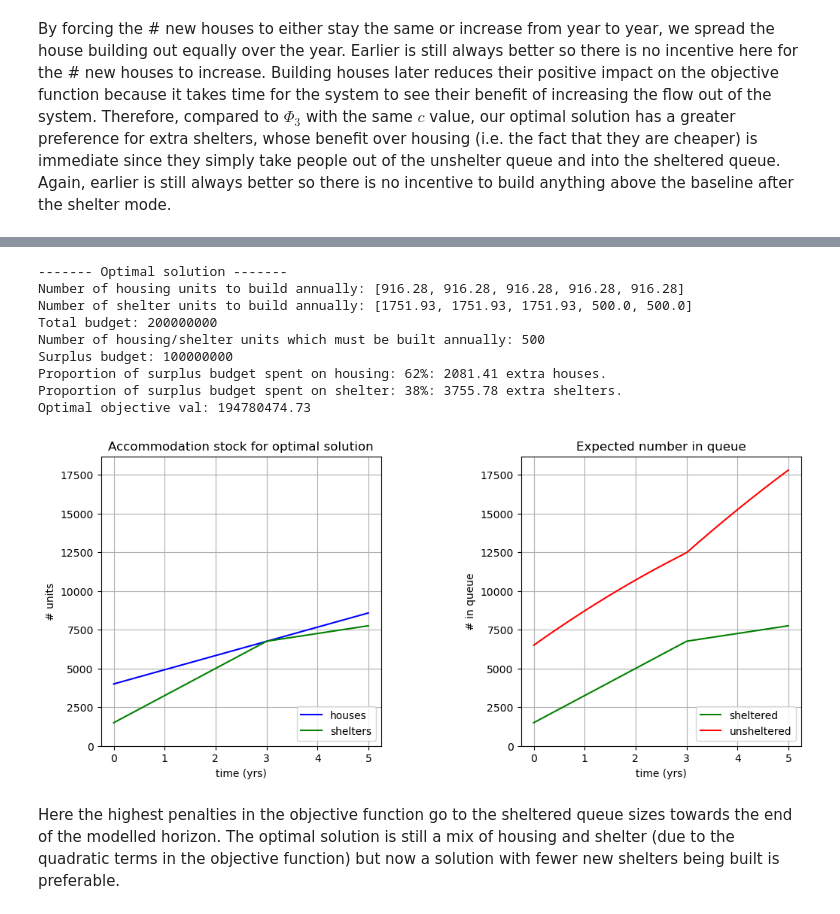
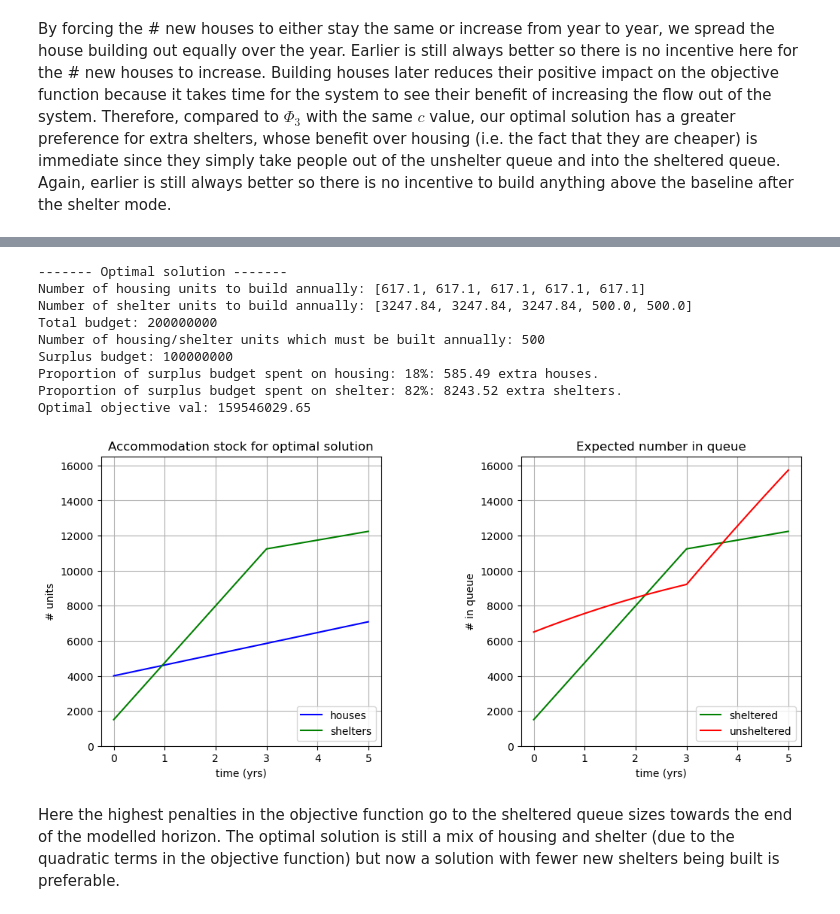
Before and after one commit to grahamburgess3/homeless_services, a Jupyter notebook: 09_Deterministic_Optimisation.ipynb, the cells around one changed output, grey strips where cells are left out. Cells and saved outputs as stored; diff of their text form; code cells hidden in the pictures.

```diff
--- a/09_Deterministic_Optimisation.ipynb
+++ b/09_Deterministic_Optimisation.ipynb
@@ -146,21 +154,23 @@ do.plot_weight_func(weights, modeling_options['horizon'], modeling_options['time
 # %%
 # Set up problem and solve
 problem = do.Phi(data, modeling_options, 'phi4', c=weights)
+problem.add_total_budget_constraint()
+problem.add_baseline_build_constraint()
 problem.add_housing_increase()
 problem.add_shelter_increase_decrease(shelter_mode = 3) # shelter build rate is non-decreasing up to and including the year given by shelter-mode, non-increasing thereafter.
 problem.solve('ipopt')
 problem.print_results()
 problem.plot_opt()
 # %% [output]
 ------- Optimal solution -------
-Number of housing units to build annually: [916.28, 916.28, 916.28, 916.28, 916.28]
-Number of shelter units to build annually: [1751.93, 1751.93, 1751.93, 500.0, 500.0]
+Number of housing units to build annually: [617.1, 617.1, 617.1, 617.1, 617.1]
+Number of shelter units to build annually: [3247.84, 3247.84, 3247.84, 500.0, 500.0]
 Total budget: 200000000
 Number of housing/shelter units which must be built annually: 500
 Surplus budget: 100000000
-Proportion of surplus budget spent on housing: 62%: 2081.41 extra houses.
-Proportion of surplus budget spent on shelter: 38%: 3755.78 extra shelters.
-Optimal objective val: 194780474.73
+Proportion of surplus budget spent on housing: 18%: 585.49 extra houses.
+Proportion of surplus budget spent on shelter: 82%: 8243.52 extra shelters.
+Optimal objective val: 159546029.65
-[figure, old version]
+[figure, new version]
 # %% [markdown]
 Here the highest penalties in the objective function go to the sheltered queue sizes towards the end of the modelled horizon. The optimal solution is still a mix of housing and shelter (due to the quadratic terms in the objective function) but now a solution with fewer new shelters being built is preferable.
```
Also changed, not shown: parts of 9 cells of this notebook, 2 other files.
